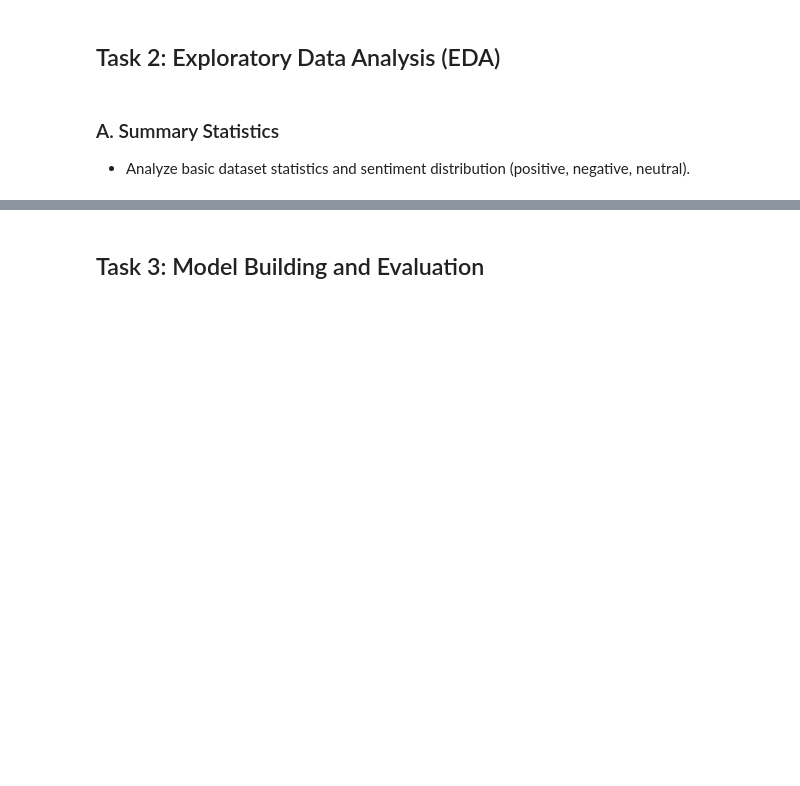
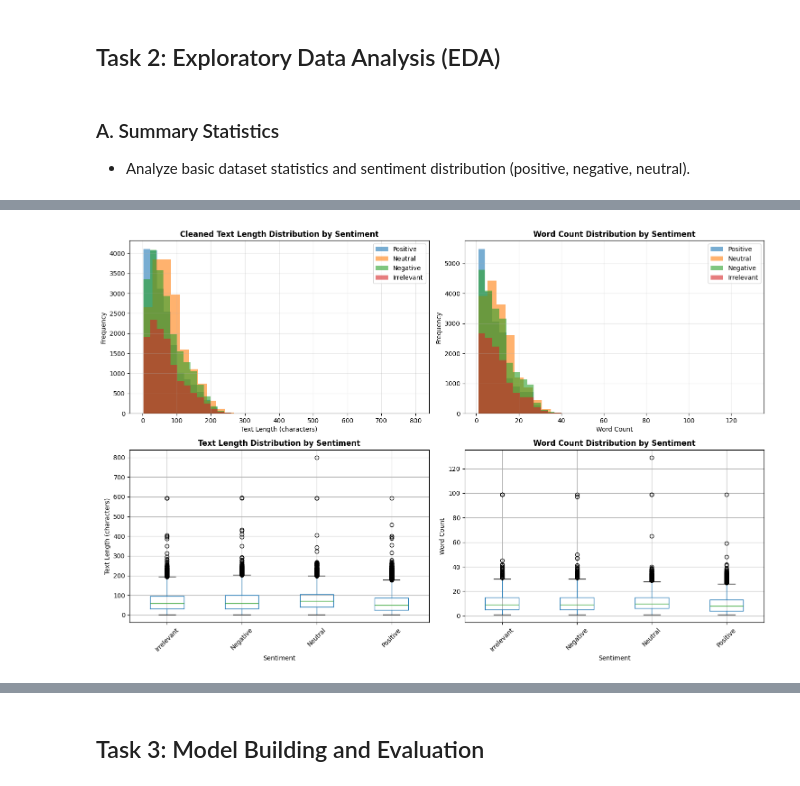
Before and after one commit to brijeshksingh/AIML_Colab_repo, a Jupyter notebook: twitter_sentiment_analysis.ipynb, the cells around one changed output, grey strips where cells are left out. Drawn from its saved outputs; the diff is of its cells as text; code cells hidden in the pictures; blank space fills up the shorter version.

```diff
--- a/twitter_sentiment_analysis.ipynb
+++ b/twitter_sentiment_analysis.ipynb
@@ -586,0 +384,56 @@ plt.show()
+# %%
+# Tweet Length vs Sentiment Class: Create boxplot and histogram
+# Ensure required columns exist
+if 'original_length' not in df.columns:
+    df['original_length'] = df[tweet_column].str.len()
+if 'cleaned_length' not in df.columns:
+    df['cleaned_length'] = df['cleaned_text'].str.len()
+if 'word_count' not in df.columns:
+    df['word_count'] = df['cleaned_text'].str.split().str.len()
+
+plt.figure(figsize=(15, 10))
+
+# Histogram of text lengths by sentiment
+plt.subplot(2, 2, 1)
+for sentiment in df[sentiment_column].unique():
+    data = df[df[sentiment_column] == sentiment]['cleaned_length']
+    plt.hist(data, alpha=0.6, label=sentiment, bins=30)
+plt.title('Cleaned Text Length Distribution by Sentiment', fontweight='bold')
+plt.xlabel('Text Length (characters)')
+plt.ylabel('Frequency')
+plt.legend()
+plt.grid(True, alpha=0.3)
+
+# Histogram of word counts by sentiment
+plt.subplot(2, 2, 2)
+for sentiment in df[sentiment_column].unique():
+    data = df[df[sentiment_column] == sentiment]['word_count']
+    plt.hist(data, alpha=0.6, label=sentiment, bins=30)
+plt.title('Word Count Distribution by Sentiment', fontweight='bold')
+plt.xlabel('Word Count')
+plt.ylabel('Frequency')
+plt.legend()
+plt.grid(True, alpha=0.3)
+
+# Boxplot for text length
+plt.subplot(2, 2, 3)
+df.boxplot(column='cleaned_length', by=sentiment_column, ax=plt.gca())
+plt.title('Text Length Distribution by Sentiment', fontweight='bold')
+plt.suptitle('')
+plt.xlabel('Sentiment')
+plt.ylabel('Text Length (characters)')
+plt.xticks(rotation=45)
+
+# Boxplot for word count
+plt.subplot(2, 2, 4)
+df.boxplot(column='word_count', by=sentiment_column, ax=plt.gca())
+plt.title('Word Count Distribution by Sentiment', fontweight='bold')
+plt.suptitle('')
+plt.xlabel('Sentiment')
+plt.ylabel('Word Count')
+plt.xticks(rotation=45)
+
+plt.tight_layout()
+plt.show()
+# %% [output]
+[figure, added]
```
Also changed, not shown: parts of 37 cells of this notebook.
